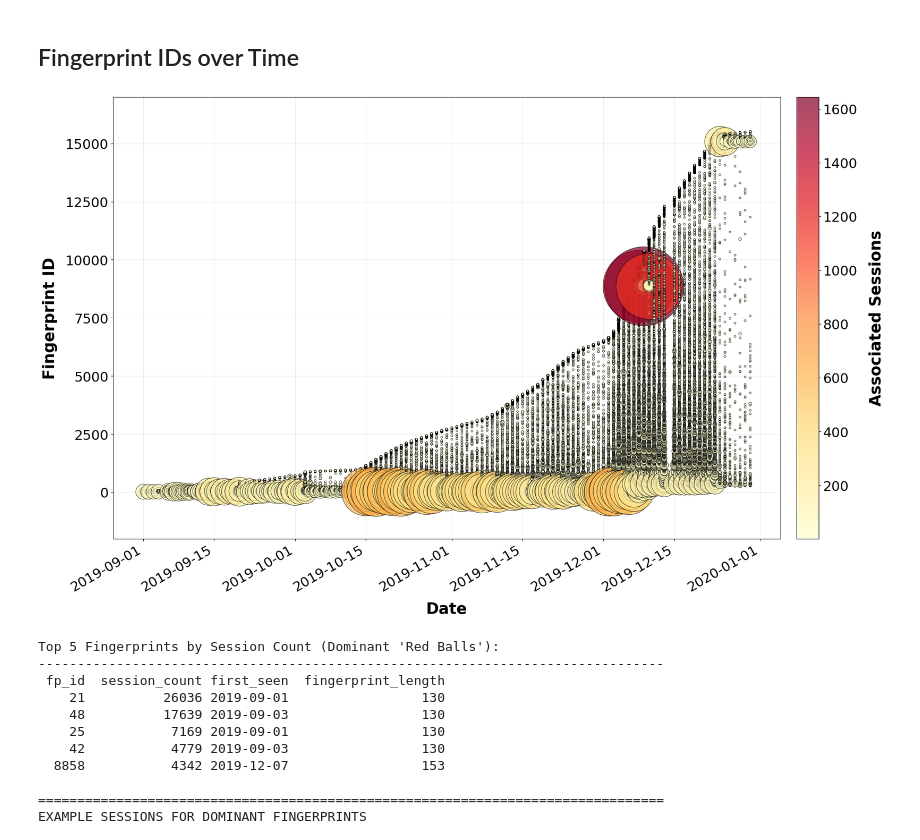
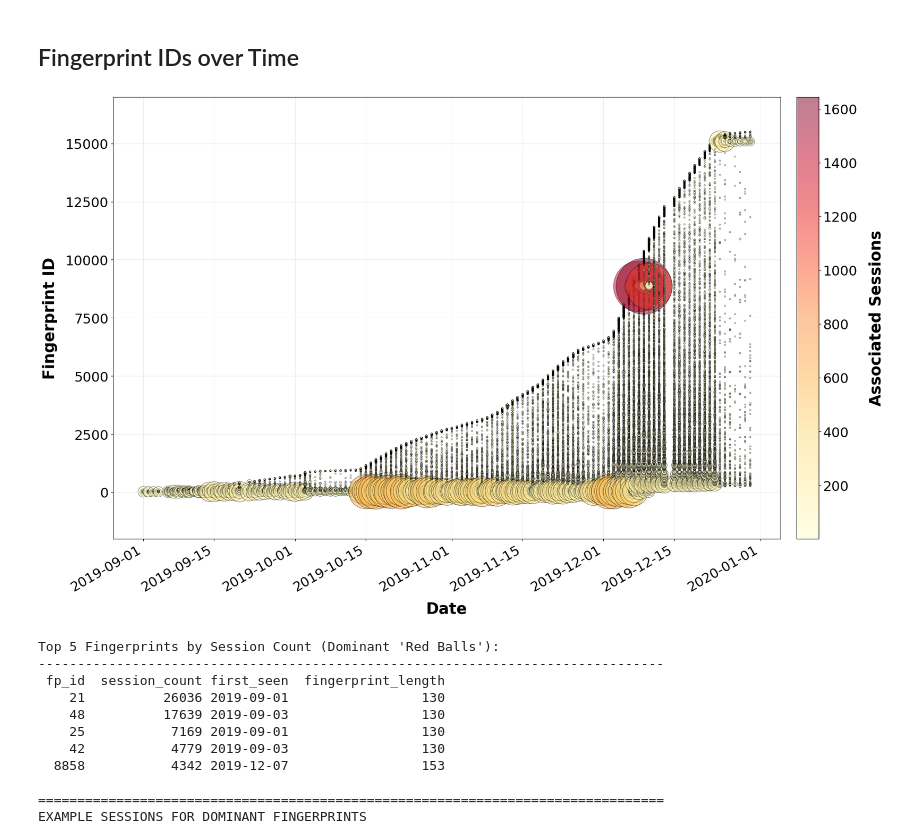
Before and after one commit to RenatoMignone/attack-tactic-recognition-nlp, a Jupyter notebook: lab/notebooks/Task4.ipynb, the cells around one changed output. Saved outputs shown, nothing was run; the diff lists cells and outputs as text; code cells hidden in the pictures.

Commit message:
Recreate plot

```diff
--- a/lab/notebooks/Task4.ipynb
+++ b/lab/notebooks/Task4.ipynb
@@ -1280,14 +1280,16 @@ From the results:
    - Suggests a **single automated reconnaissance tool** or coordinated campaign
 # %% [markdown]
 ## Fingerprint IDs over Time
+# %%
+daily_fp_counts = pd.read_csv(f"{results_path}daily_fingerprint_counts.csv")
 # %%
 # Create improved fingerprint timeline that matches reference Figure 2
 fig, ax = plt.subplots(figsize=(20, 12))
 
 # Prepare data
-dates = daily_fp_counts['date']
+dates = pd.to_datetime(daily_fp_counts['date'])
 fp_ids = daily_fp_counts['fp_id']
-sizes = daily_fp_counts['session_count'] * 10  # Scale for visibility
+sizes = daily_fp_counts['session_count'] * 5  # Scale for visibility
 colors = daily_fp_counts['session_count']  # Color intensity by session count
 
 # Create scatter plot with improved styling
@@ -1295,36 +1297,36 @@ scatter = ax.scatter(
     dates, fp_ids,
     s=sizes,
     c=colors,
     cmap='YlOrRd',
-    alpha=0.7,
+    alpha=0.5,
     edgecolors='black',
     linewidth=0.8,
     rasterized=True
 )
 
 ax.set_xlabel('Date', fontsize=25, fontweight='bold', labelpad=13)
 ax.set_ylabel('Fingerprint ID', fontsize=25, fontweight='bold', labelpad=13)
 ax.set_ylim(-2000, 17000)
 #ax.set_title('MITRE Tactics Fingerprints Over Time in Honeypot', fontsize=20, fontweight='bold', pad=20)
 
 # Grid styling
 ax.grid(True, alpha=0.4, linestyle='-', linewidth=0.5)
 ax.set_axisbelow(True)
 
 # Colorbar
 cbar = plt.colorbar(scatter, ax=ax, pad=0.02)
 cbar.set_label('Associated Sessions', fontsize=25, fontweight='bold', labelpad=18)
 cbar.ax.tick_params(labelsize=22)
 
 # Improve tick labels
 ax.tick_params(axis='both', which='major', labelsize=22)
 plt.xticks(rotation=30, ha='right')
 
 plt.tight_layout()
-plt.savefig(f"{results_path}fingerprint_timeline.png", dpi=300, bbox_inches='tight', facecolor='white')
+plt.savefig(f"{results_path}fingerprint_timeline_small_circles.png", dpi=300, bbox_inches='tight', facecolor='white')
 plt.show()
 # %% [output]
-[figure, old version]
+[figure, new version]
 # %%
 # Identify the fingerprints with the largest red balls (highest session counts)
 top_volume_fps = fingerprint_df.nlargest(5, 'session_count')[['fp_id', 'session_count', 'first_seen', 'fingerprint_length']]
```
Also changed, not shown: parts of 3 cells of this notebook.
